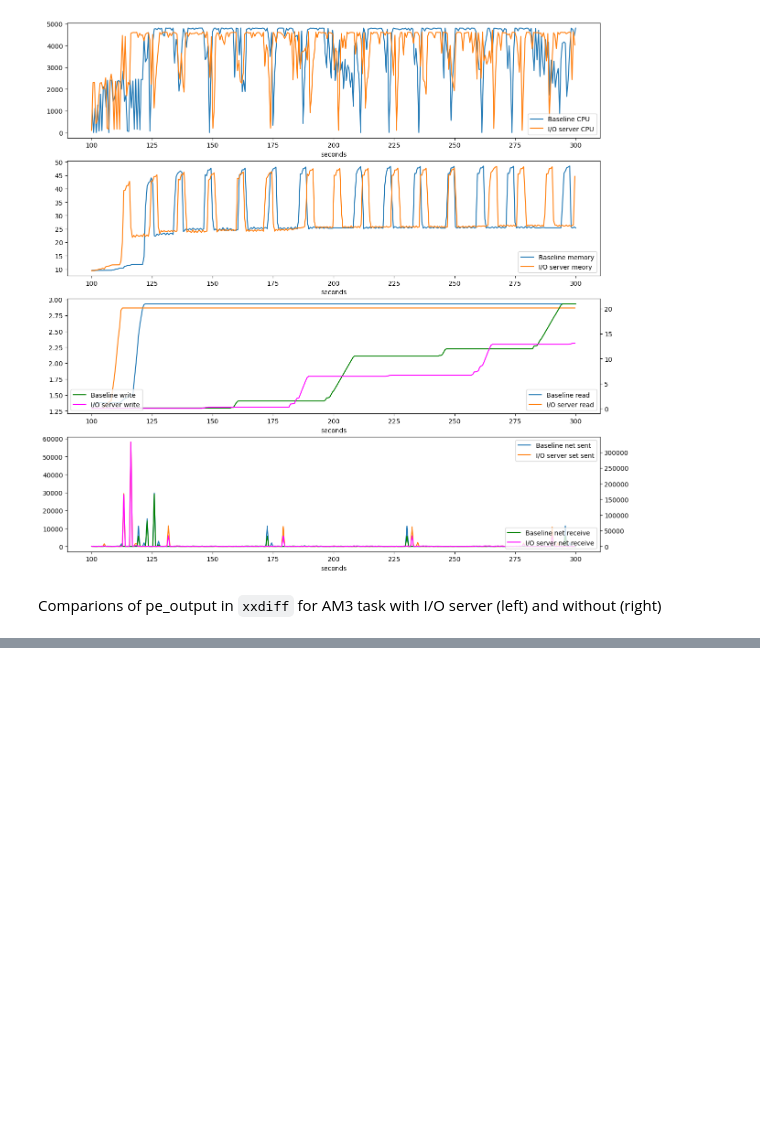
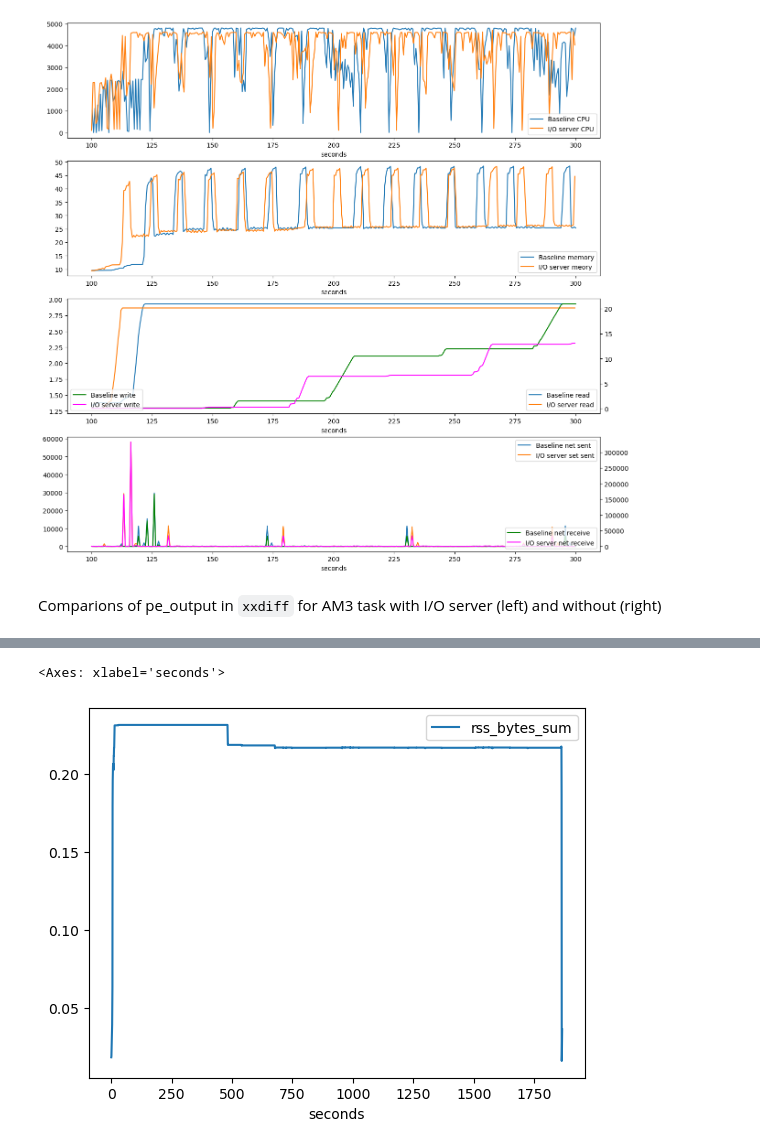
Before and after one commit to 21centuryweather/UM_config_tools, a Jupyter notebook: notebooks/Plot_HPC_Dashboard_logs.ipynb, the cells around one changed output, grey strips where cells are left out. Saved outputs shown, nothing was run; the diff lists cells and outputs as text; code cells hidden in the pictures; blank space fills up the shorter version.

Commit message:
UPDATES : Added sapphire rapids data

```diff
--- a/notebooks/Plot_HPC_Dashboard_logs.ipynb
+++ b/notebooks/Plot_HPC_Dashboard_logs.ipynb
@@ -278,6 +278,7 @@ io_log = LOG_DIR / 'AM3_N512_default.log'
 sapphire_log = LOG_DIR / 'AM3_N512_SapphireRapids.log'
 # %%
 io_df = read_hpc_log(io_log)
+sr_df = read_hpc_log(sapphire_log)
 # %%
 io_pe = PE_DIR / 'AM3_default/acces.fort6.pe0000'
 io_timesteps = read_pe(io_pe)
@@ -374,0 +384,5 @@ ax.xaxis.set_major_formatter(FuncFormatter(format_seconds_to_hms))
+# %%
+sr_df.set_index('seconds')[['rss_bytes_sum']].plot()
+# %% [output]
+<Axes: xlabel='seconds'>
+[figure, added]
```
Also changed, not shown: parts of 14 cells of this notebook.
